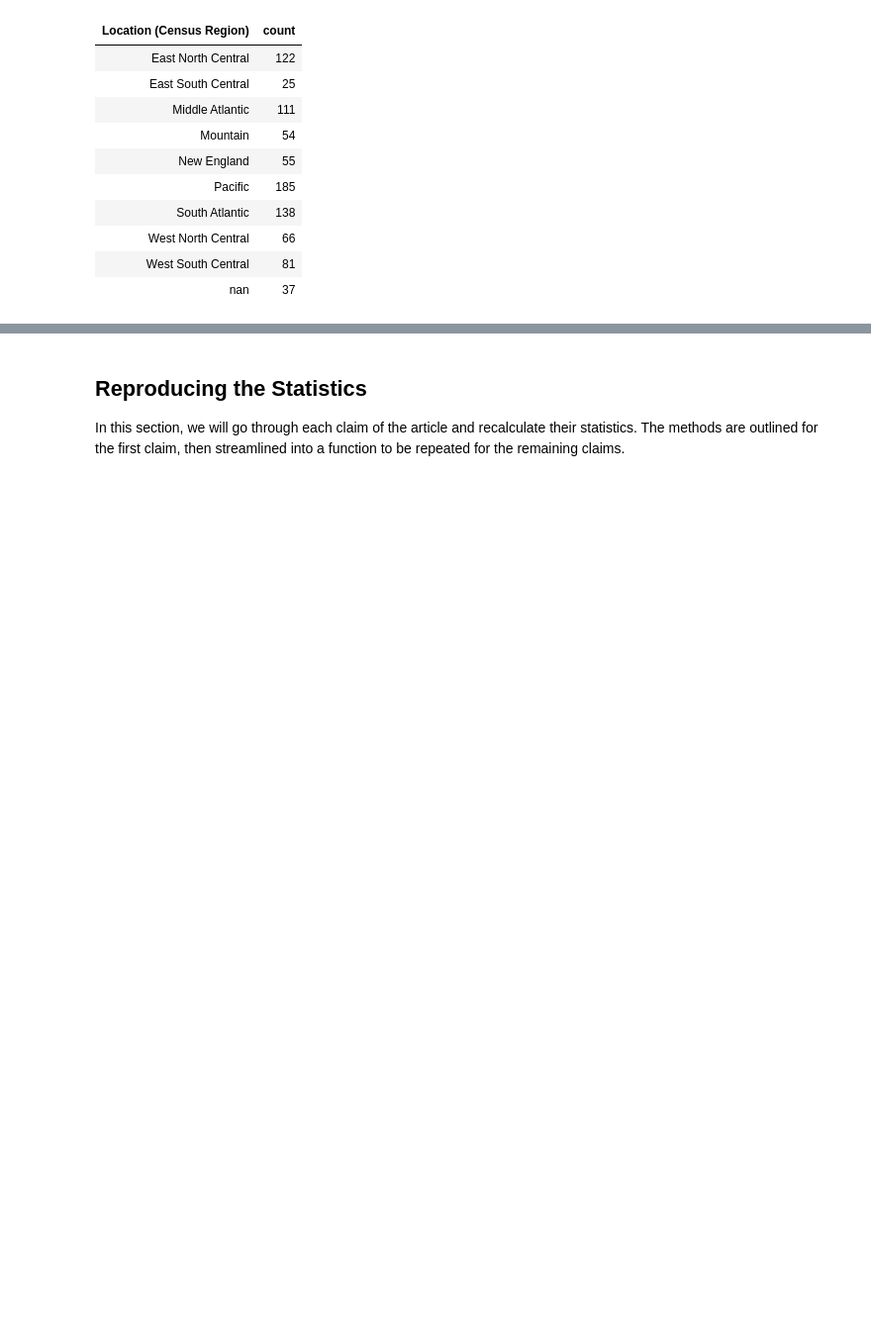
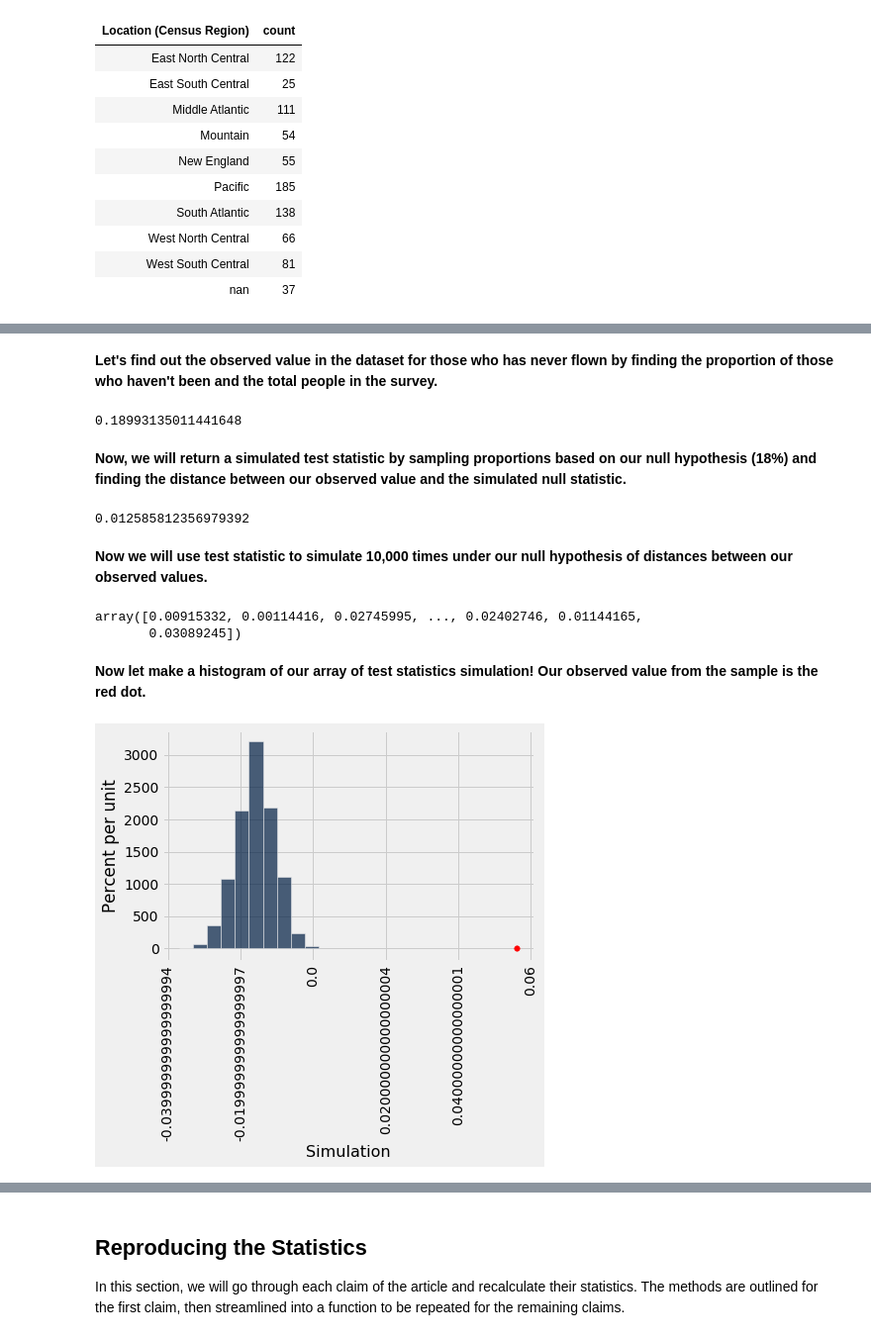
Before and after one commit to ls88-openscienceconnector/final-project-team-2, a Jupyter notebook: notebooks/airplane-analysis.ipynb, the cells around one changed output, grey strips where cells are left out. Shown at 99% size. Drawn from its saved outputs; the diff is of its cells as text; code cells hidden in the pictures; blank space fills up the shorter version.

```diff
--- a/notebooks/airplane-analysis.ipynb
+++ b/notebooks/airplane-analysis.ipynb
@@ -87,0 +148,38 @@ data.group("Location (Census Region)")
+# %% [markdown]
+**Let's find out the observed value in the dataset for those who has never flown by finding the proportion of those who haven't been and the total people in the survey.**
+# %%
+observed_never_flown = (data_original.num_rows / data.num_rows)
+observed_never_flown
+# %% [output]
+0.18993135011441648
+# %% [markdown]
+**Now, we will return a simulated test statistic by sampling proportions based on our null hypothesis (18%) and finding the distance between our observed value and the simulated null statistic.**
+# %%
+proportions = make_array(.82, .18)
+
+def test_statistic():
+    simulated_stat = sample_proportions(data.num_rows, proportions).item(1)
+    return observed_never_flown - simulated_stat
+test_statistic()
+# %% [output]
+0.012585812356979392
+# %% [markdown]
+**Now we will use test statistic to simulate 10,000 times under our null hypothesis of distances between our observed values.**
+# %%
+simulation = make_array()
+
+for i in np.arange(10000):
+    simulated_stat = test_statistic()
+    simulation = np.append(simulated_stat, simulation)
+
+simulation
+# %% [output]
+array([0.00915332, 0.00114416, 0.02745995, ..., 0.02402746, 0.01144165,
+       0.03089245])
+# %% [markdown]
+**Now let make a histogram of our array of test statistics simulation! Our observed value from the sample is the red dot.**
+# %%
+simulation_table = Table().with_column('Simulation', simulation).hist()
+plt.scatter(observed_never_flown, 0, color='red', s=30);
+# %% [output]
+[figure, added]
```
Also changed, not shown: parts of 24 cells of this notebook.
